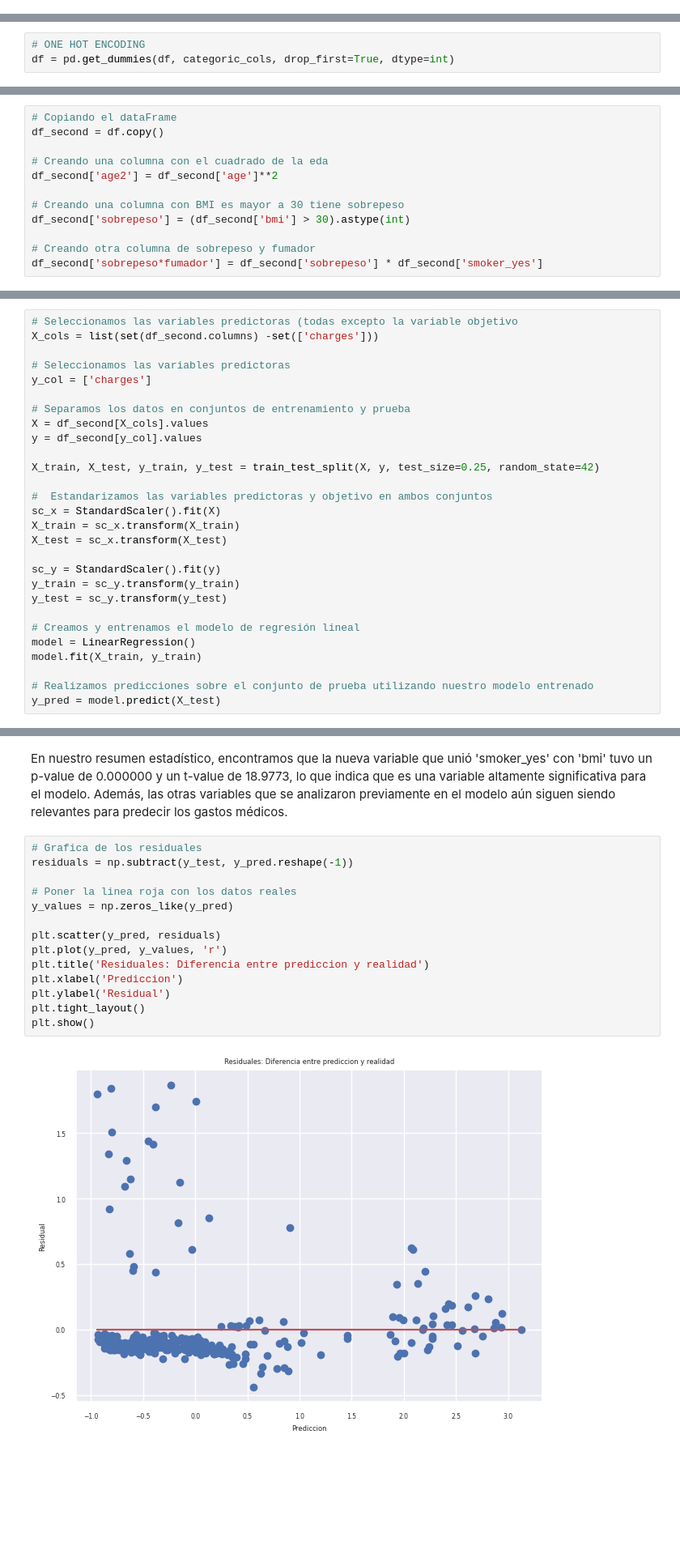
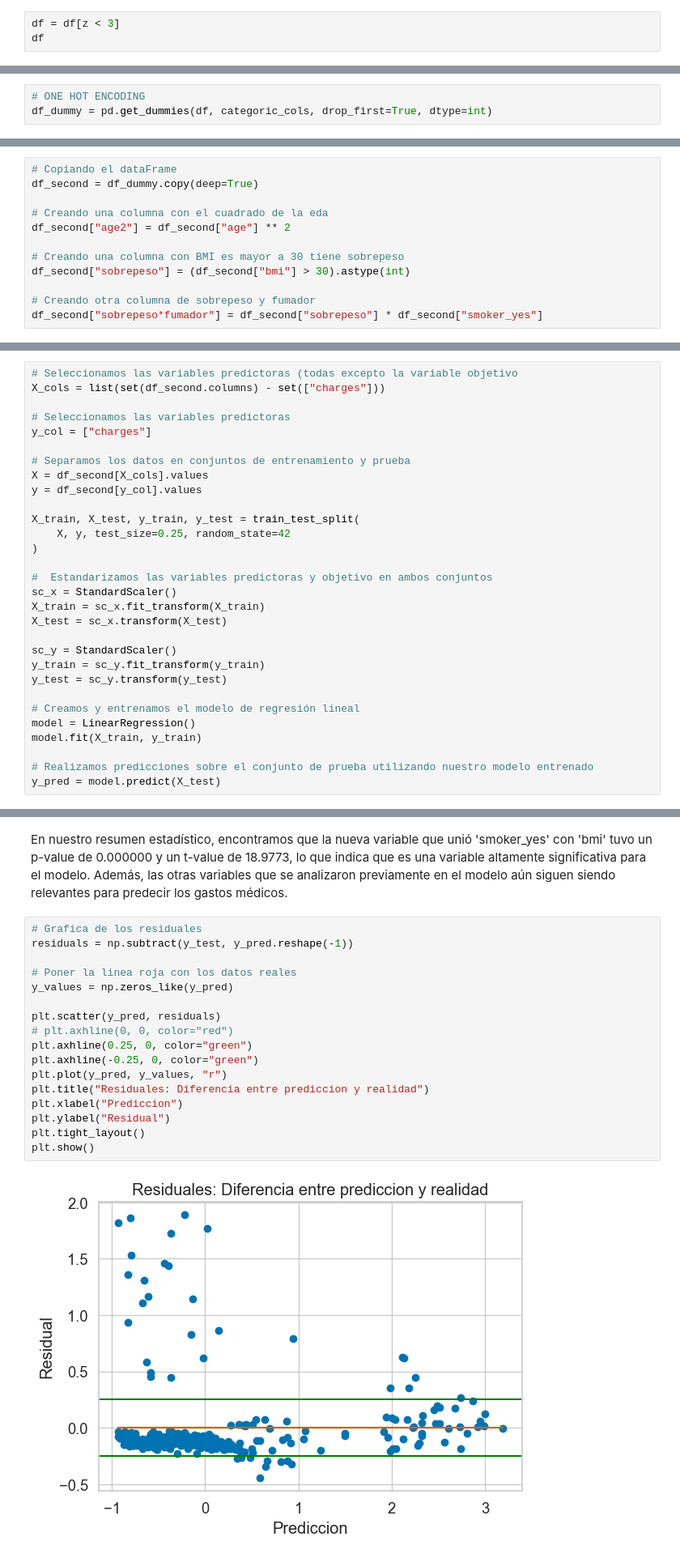
Before and after one commit to M1K3DEV23/ML-Regresi-n-Lineal, a Jupyter notebook: notebooks/03_predecir_gastos_medicos_pacientes.ipynb, the cells around one changed output, grey strips where cells are left out. Shown: that part at 81% size. Cells and saved outputs as stored; diff of their text form; blank space fills up the shorter version.

```diff
--- a/notebooks/03_predecir_gastos_medicos_pacientes.ipynb
+++ b/notebooks/03_predecir_gastos_medicos_pacientes.ipynb
@@ -92,0 +96,3 @@ Sin embargo es importante aclarar que ***NO SE DEBEN ELIMINAR*** datos atípicos
+# %%
+df = df[z < 3]
+df
@@ -158,4 +173,4 @@ Transformaremos las variables categóricas *('sex', 'smoker', 'region')* en vari
 # %%
 # ONE HOT ENCODING
-df = pd.get_dummies(df, categoric_cols, drop_first=True, dtype=int)
+df_dummy = pd.get_dummies(df, categoric_cols, drop_first=True, dtype=int)
 # %%
@@ -319,13 +332,13 @@ En este caso, el modelo está utilizando todas las variables del conjunto de dat
 #### Mejorando el Modelo
 # %%
 # Copiando el dataFrame
-df_second = df.copy()
+df_second = df_dummy.copy(deep=True)
 
 # Creando una columna con el cuadrado de la eda
-df_second['age2'] = df_second['age']**2
+df_second["age2"] = df_second["age"] ** 2
 
 # Creando una columna con BMI es mayor a 30 tiene sobrepeso
-df_second['sobrepeso'] = (df_second['bmi'] > 30).astype(int)
+df_second["sobrepeso"] = (df_second["bmi"] > 30).astype(int)
 
 # Creando otra columna de sobrepeso y fumador
-df_second['sobrepeso*fumador'] = df_second['sobrepeso'] * df_second['smoker_yes']
+df_second["sobrepeso*fumador"] = df_second["sobrepeso"] * df_second["smoker_yes"]
@@ -333,24 +354,26 @@ df_second['sobrepeso*fumador'] = df_second['sobrepeso'] * df_second['smoker_yes'
 Analizando el segundo modelo
 # %%
 # Seleccionamos las variables predictoras (todas excepto la variable objetivo
-X_cols = list(set(df_second.columns) -set(['charges']))
+X_cols = list(set(df_second.columns) - set(["charges"]))
 
 # Seleccionamos las variables predictoras
-y_col = ['charges']
+y_col = ["charges"]
 
 # Separamos los datos en conjuntos de entrenamiento y prueba
 X = df_second[X_cols].values
 y = df_second[y_col].values
 
-X_train, X_test, y_train, y_test = train_test_split(X, y, test_size=0.25, random_state=42)
+X_train, X_test, y_train, y_test = train_test_split(
+    X, y, test_size=0.25, random_state=42
+)
 
 #  Estandarizamos las variables predictoras y objetivo en ambos conjuntos
-sc_x = StandardScaler().fit(X)
-X_train = sc_x.transform(X_train)
+sc_x = StandardScaler()
+X_train = sc_x.fit_transform(X_train)
 X_test = sc_x.transform(X_test)
 
-sc_y = StandardScaler().fit(y)
-y_train = sc_y.transform(y_train)
+sc_y = StandardScaler()
+y_train = sc_y.fit_transform(y_train)
 y_test = sc_y.transform(y_test)
 
 # Creamos y entrenamos el modelo de regresión lineal
@@ -412,19 +435,22 @@ En nuestro resumen estadístico, encontramos que la nueva variable que unió 'sm
 # %%
 # Grafica de los residuales
 residuals = np.subtract(y_test, y_pred.reshape(-1))
 
 # Poner la linea roja con los datos reales
 y_values = np.zeros_like(y_pred)
 
 plt.scatter(y_pred, residuals)
-plt.plot(y_pred, y_values, 'r')
-plt.title('Residuales: Diferencia entre prediccion y realidad')
-plt.xlabel('Prediccion')
-plt.ylabel('Residual')
+# plt.axhline(0, 0, color="red")
+plt.axhline(0.25, 0, color="green")
+plt.axhline(-0.25, 0, color="green")
+plt.plot(y_pred, y_values, "r")
+plt.title("Residuales: Diferencia entre prediccion y realidad")
+plt.xlabel("Prediccion")
+plt.ylabel("Residual")
 plt.tight_layout()
 plt.show()
 # %% [output]
-[figure, old version]
+[figure, new version]
 # %% [markdown]
 Después de añadir la nueva variable, pudimos observar una mejora en la dispersión de los datos en la gráfica de residuales. En comparación con el modelo anterior, los residuos se distribuyeron de manera más uniforme alrededor del eje x, lo que indica que el modelo ajustado se ajusta mejor a los parámetros esperados. Esto sugiere que la adición de la nueva variable ayudó a mejorar la capacidad predictiva de nuestro modelo de regresión lineal.
 # %% [markdown]
```
Also changed, not shown: parts of 28 cells of this notebook, 4 other files.
